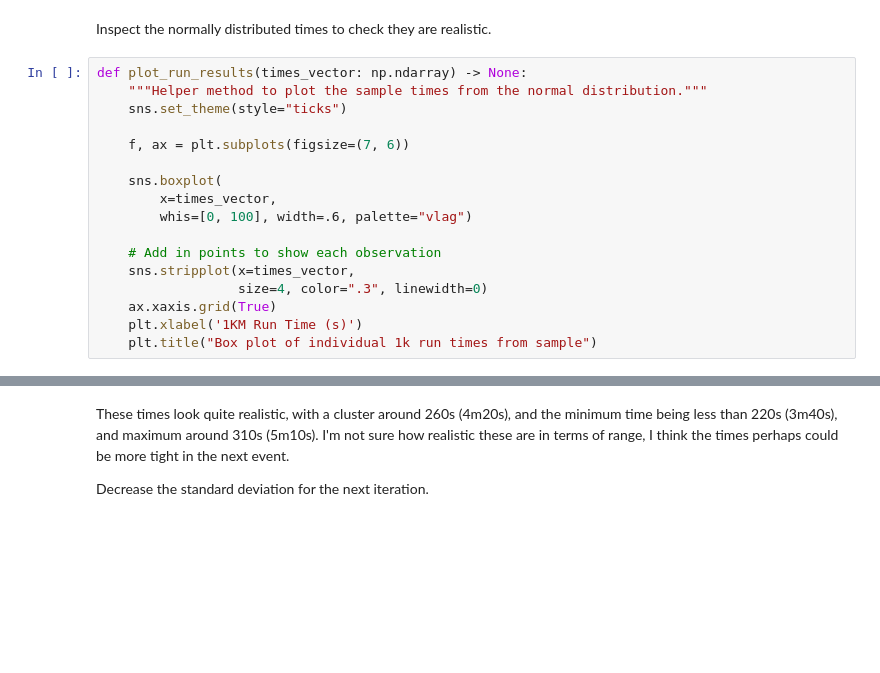
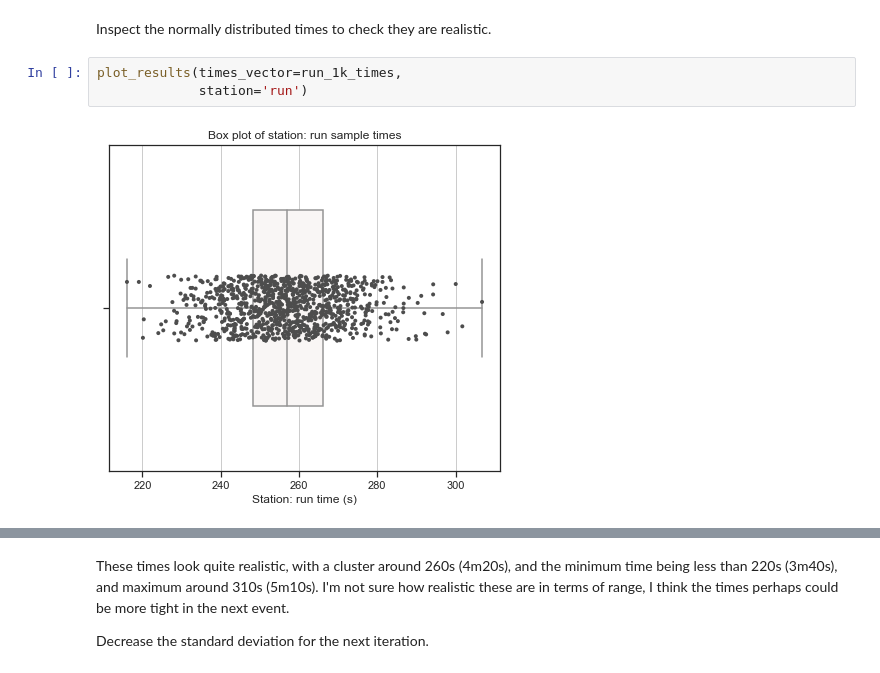
Before and after one commit to philip-papasavvas/ml_sandbox, a Jupyter notebook: notebook-projects/hyrox_simulation.ipynb, the cells around one changed output, grey strips where cells are left out. Cells and saved outputs as stored; diff of their text form; blank space fills up the shorter version.

```diff
--- a/notebook-projects/hyrox_simulation.ipynb
+++ b/notebook-projects/hyrox_simulation.ipynb
@@ -127,19 +151,7 @@ Given the normal distribution, mathematically two standard deviations from the m
 # %% [markdown]
 Inspect the normally distributed times to check they are realistic.
 # %%
-def plot_run_results(times_vector: np.ndarray) -> None:
-    """Helper method to plot the sample times from the normal distribution."""
-    sns.set_theme(style="ticks")
-
-    f, ax = plt.subplots(figsize=(7, 6))
-
-    sns.boxplot(
-        x=times_vector,
-        whis=[0, 100], width=.6, palette="vlag")
-
-    # Add in points to show each observation
-    sns.stripplot(x=times_vector,
-                  size=4, color=".3", linewidth=0)
-    ax.xaxis.grid(True)
-    plt.xlabel('1KM Run Time (s)')
-    plt.title("Box plot of individual 1k run times from sample")
+plot_results(times_vector=run_1k_times,
+             station='run')
+# %% [output]
+[figure, added]
```
Also changed, not shown: parts of 16 cells of this notebook.
